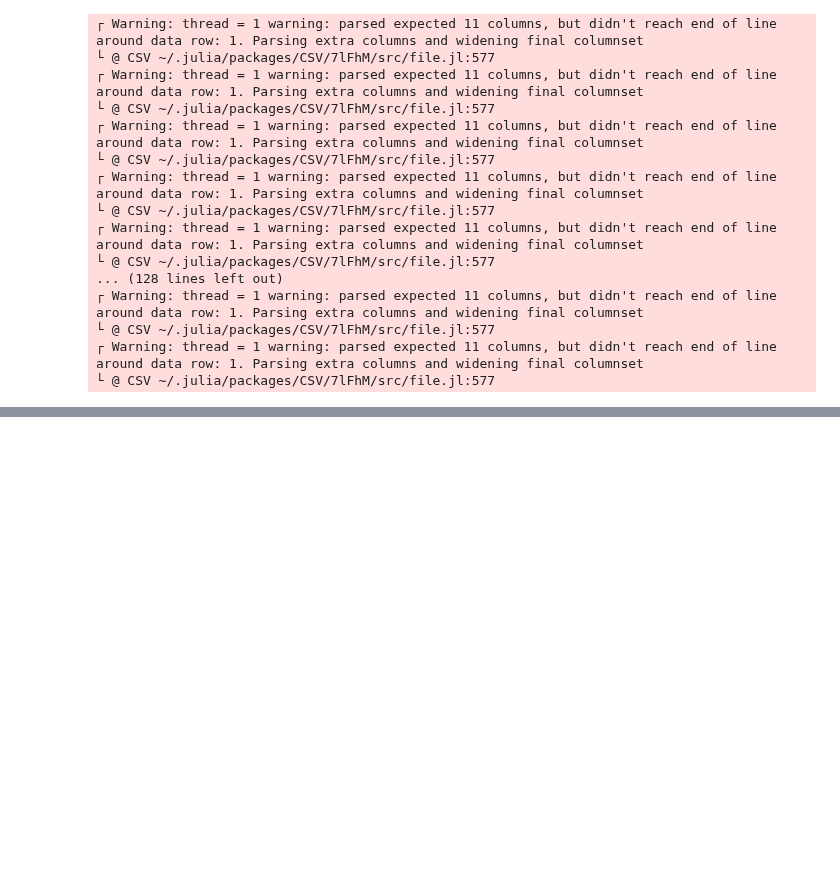
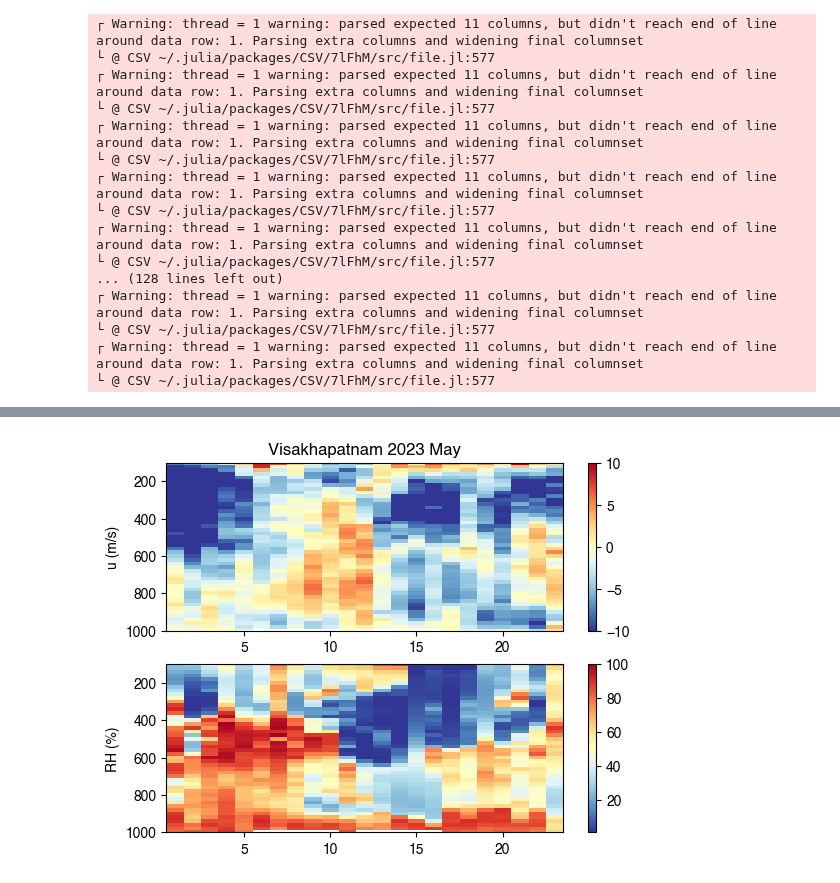
Before and after one commit to deszoeke/ASTRAL-soundings, a Jupyter notebook: src/read_imd_txt.ipynb, the cells around one changed output, grey strips where cells are left out. Saved outputs shown, nothing was run; the diff lists cells and outputs as text; code cells hidden in the pictures; blank space fills up the shorter version.

Commit message:
time height plots

```diff
--- a/src/read_imd_txt.ipynb
+++ b/src/read_imd_txt.ipynb
@@ -400 +400,25 @@ colorbar()
 PyObject <matplotlib.colorbar.Colorbar object at 0x...>
+# %%
+mpldate(timestamp, offset=DateTime(2023,4,30,0,0,0)) = Dates.value(timestamp-offset)/1000/60/60/24
+
+for sj in 1:7
+    clf()
+    subplot(2,1,1)
+    # pcolormesh( time[sj,:], plevs, anom(T[:,sj,:],dims=2) )
+    # pcolormesh( time[sj,:], plevs, anom(th.(T[:,sj,:],plevs),dims=2), vmin=-7, vmax=7, cmap=ColorMap("RdYlBu_r") )
+    pcolormesh( mpldate.(time[sj,1:nt[sj]]), plevs, u[:,sj,1:nt[sj]], vmin=-10, vmax=10, cmap=ColorMap("RdYlBu_r") )
+    ylim(1000, 100)
+    ylabel("u (m/s)")
+    colorbar()
+    title(CamelStations[sj]*" 2023 May")
+
+    subplot(2,1,2)
+    pcolormesh( mpldate.(time[sj,1:nt[sj]]), plevs, rh[:,sj,1:nt[sj]], cmap=ColorMap("RdYlBu_r"))
+    ylim(1000, 100)
+    ylabel("RH (%)")
+    colorbar()
+
+    savefig("../plot/$(CamelStations[sj])_u_rh.svg")
+end
+# %% [output]
+[figure, added]
```
Also changed, not shown: parts of 5 cells of this notebook, 7 other files.
